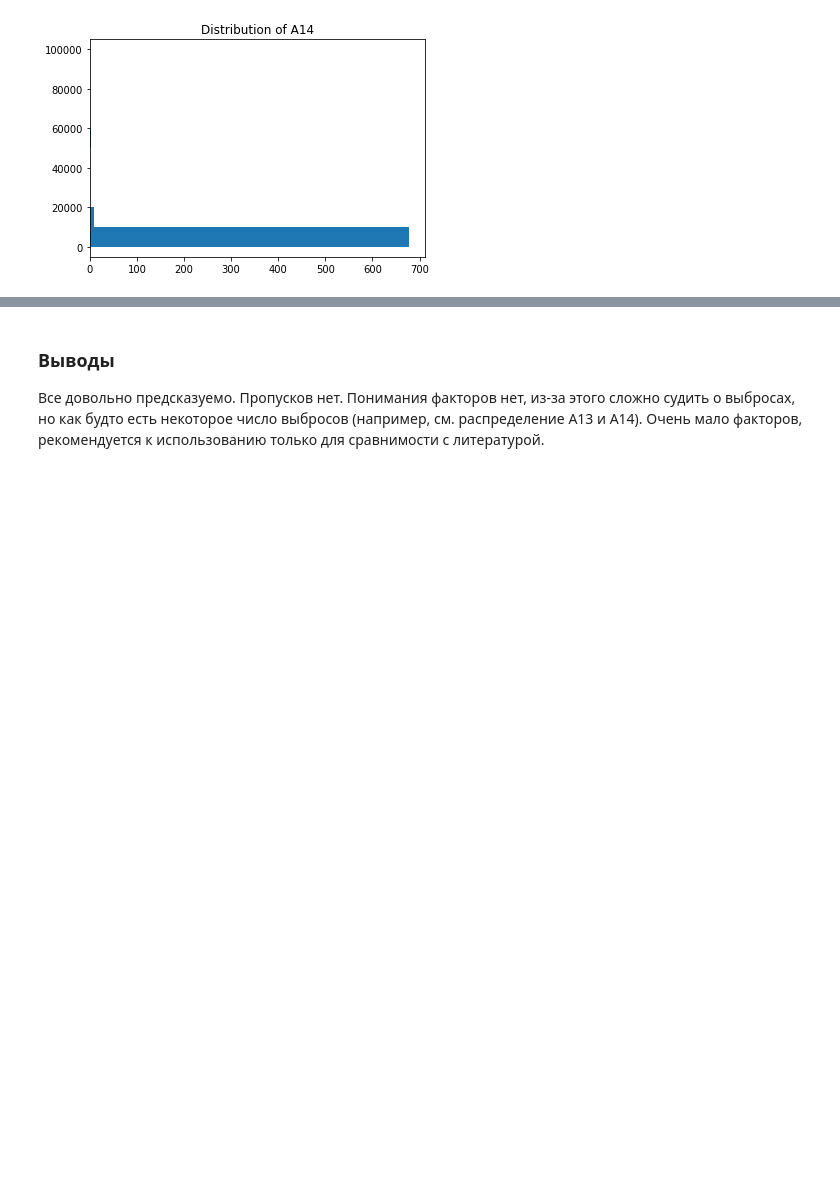
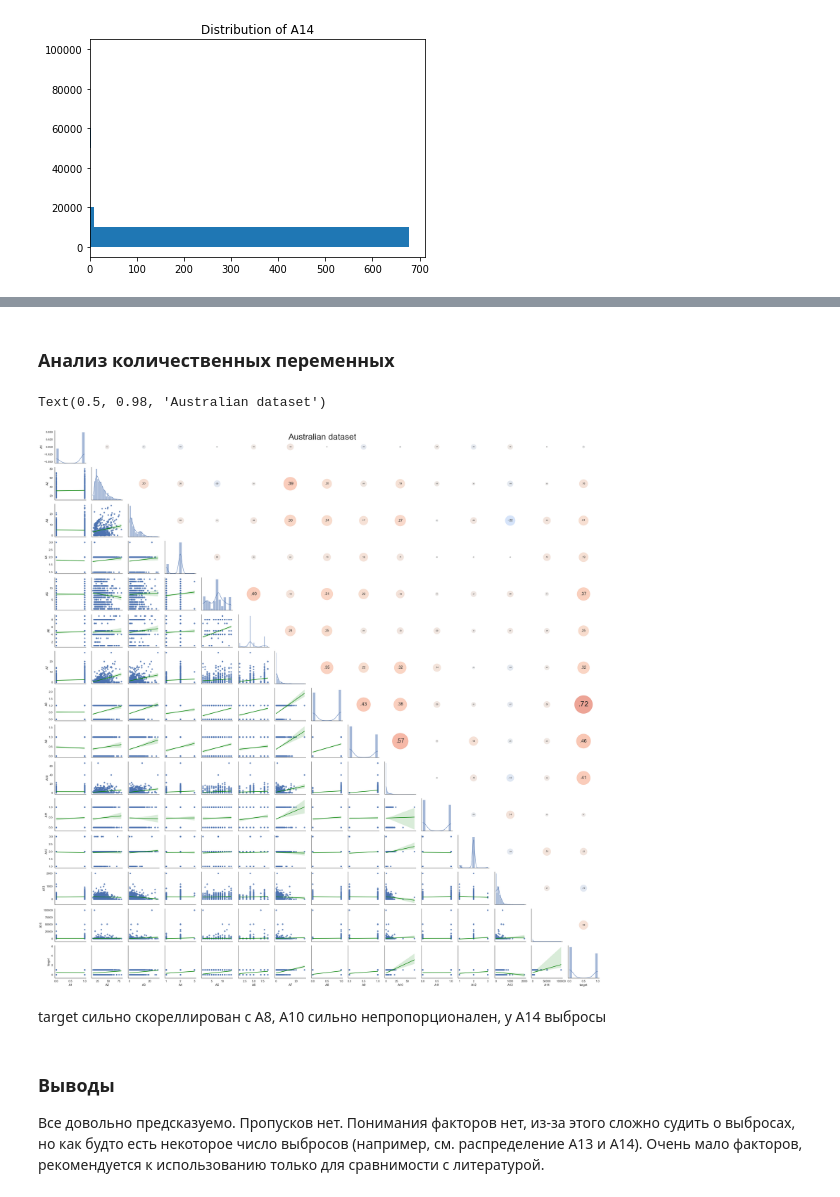
Before and after one commit to uasek/credit_scoring_project, a Jupyter notebook: datasets/02_australian/02_australian.ipynb, the cells around one changed output, grey strips where cells are left out. Saved outputs shown, nothing was run; the diff lists cells and outputs as text; code cells hidden in the pictures; blank space fills up the shorter version.

```diff
--- a/datasets/02_australian/02_australian.ipynb
+++ b/datasets/02_australian/02_australian.ipynb
@@ -134,3 +156,29 @@ for col in X.columns:
+# %% [markdown]
+### Анализ количественных переменных
+# %%
+def corrdot(*args, **kwargs):
+    corr_r = args[0].corr(args[1], 'pearson')
+    corr_text = f"{corr_r:2.2f}".replace("0.", ".")
+    ax = plt.gca()
+    ax.set_axis_off()
+    marker_size = abs(corr_r) * 10000 #Size of circles depens on correlations
+    ax.scatter([.5], [.5], marker_size, [corr_r], alpha=0.6, cmap="coolwarm",
+               vmin=-1, vmax=1, transform=ax.transAxes) #Color depend on corr
+    font_size = abs(corr_r) * 40 + 5 #Font depend on correlation
+    ax.annotate(corr_text, [.5, .5,],  xycoords="axes fraction",
+                ha='center', va='center', fontsize=font_size)
+
+sns.set(style='white', font_scale=1.2)
+plot = sns.PairGrid(df, aspect=1, diag_sharey=False)
+plot.map_lower(sns.regplot, line_kws={'color': 'green'})#Trends are linear and green with CI, so that to suspect nonlimearity
+plot.map_diag(sns.histplot, kde=True)
+plot.map_upper(corrdot)
+plot.fig.suptitle("Australian dataset", size = 40) #Title
+# %% [output]
+Text(0.5, 0.98, 'Australian dataset')
+[figure, added]
+# %% [markdown]
+target сильно скореллирован с A8, A10 сильно непропорционален, у A14 выбросы
 # %% [markdown]
 ### Выводы
 
```
Also changed, not shown: parts of 3 cells of this notebook, 1 other file.
